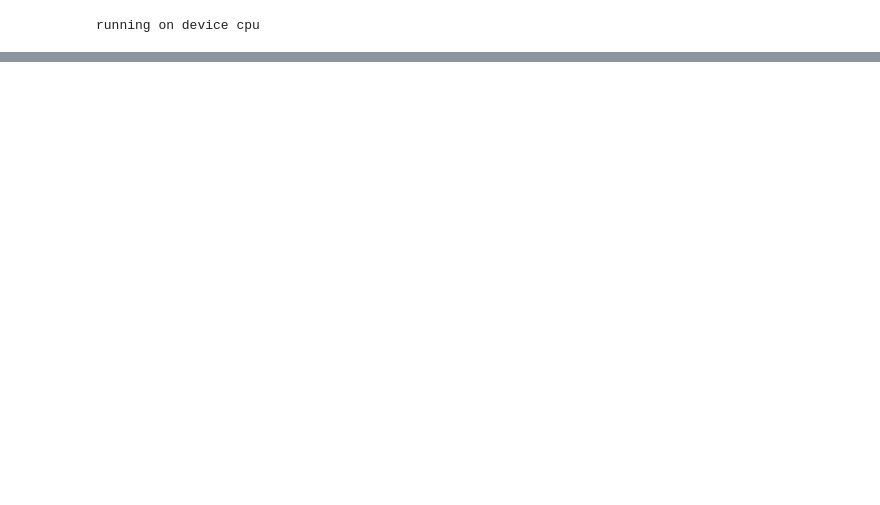
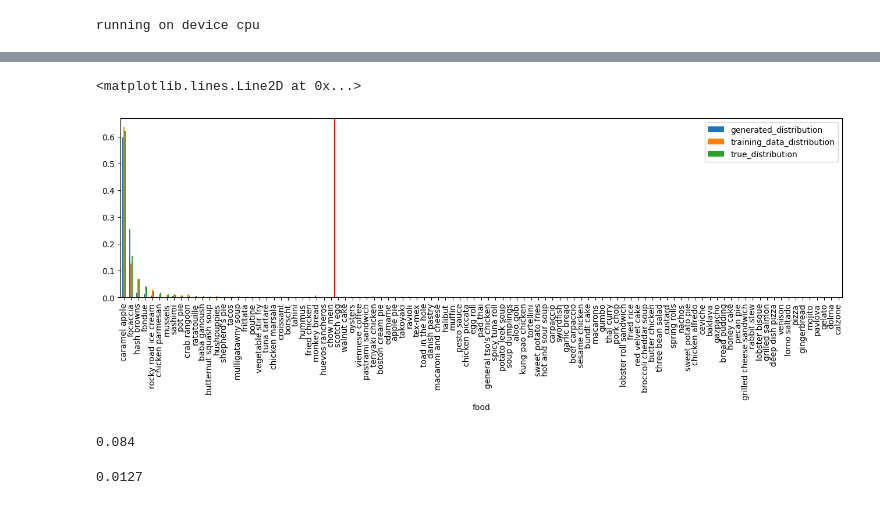
Before and after one commit to LeonPeric/Hallucination-Calibration, a Jupyter notebook: testing.ipynb, the cells around one changed output, grey strips where cells are left out. Cells and saved outputs as stored; diff of their text form; code cells hidden in the pictures; blank space fills up the shorter version.

Commit message:
Update in sampling the data

```diff
--- a/testing.ipynb
+++ b/testing.ipynb
@@ -250,0 +302,2 @@ wrong / all 0.0815
+# %%
+generations_df = pd.DataFrame(collected_generations)
@@ -250,0 +320,37 @@ wrong / all 0.0815
+# %%
+melessa_df = generations_df[generations_df['name'] == 'Melessa']
+# %%
+import matplotlib.pyplot as plt
+import numpy as np
+
+# Assuming melessa_df is a DataFrame with a 'food' column that includes observed food data
+food_counts = melessa_df['food'].value_counts()
+food_counts = dict(food_counts / food_counts.sum())
+
+true_food_names = [d.strip() for d in dataset.distributions_per_name['Melessa']['food']]
+true_food_probabilities = dataset.distributions_per_name['Melessa']['prob']
+true_probabilities = dict(zip(true_food_names, true_food_probabilities))
+
+generated_probabilities = [d for d in dataset.dataset_splitted if d[0] == 'Melessa']
+generated_probabilities = pd.DataFrame(generated_probabilities)[1].value_counts()
+generated_probabilities = dict(generated_probabilities / generated_probabilities.sum())
+
+for food in food_counts.keys():
+    if food not in true_probabilities:
+        true_probabilities[food] = 0
+
+    if food not in generated_probabilities:
+        generated_probabilities[food] = 0
+
+for food in true_probabilities.keys():
+    if food not in food_counts:
+        food_counts[food] = 0
+
+    if food not in generated_probabilities:
+        generated_probabilities[food] = 0
+# %%
+comparison_df = pd.DataFrame({'food': true_probabilities.keys()})
+comparison_df['generated_distribution'] = comparison_df['food'].apply(lambda x: food_counts[x])
+comparison_df['training_data_distribution'] = comparison_df['food'].apply(lambda x: generated_probabilities[x])
+comparison_df['true_distribution'] = comparison_df['food'].apply(lambda x: true_probabilities[x])
+comparison_df = comparison_df.set_index('food')
@@ -250,0 +374,6 @@ wrong / all 0.0815
+# %%
+comparison_df.plot.bar(figsize=(16, 4))
+plt.axvline(30 - 0.5, color='red')
+# %% [output]
+<matplotlib.lines.Line2D at 0x...>
+[figure, added]
@@ -250,0 +383,4 @@ wrong / all 0.0815
+# %%
+hallucination_rate
+# %% [output]
+0.084
@@ -250,0 +393,4 @@ wrong / all 0.0815
+# %%
+monofact_rate
+# %% [output]
+0.0127
```
Also changed, not shown: parts of 26 cells of this notebook, 4 other files.
